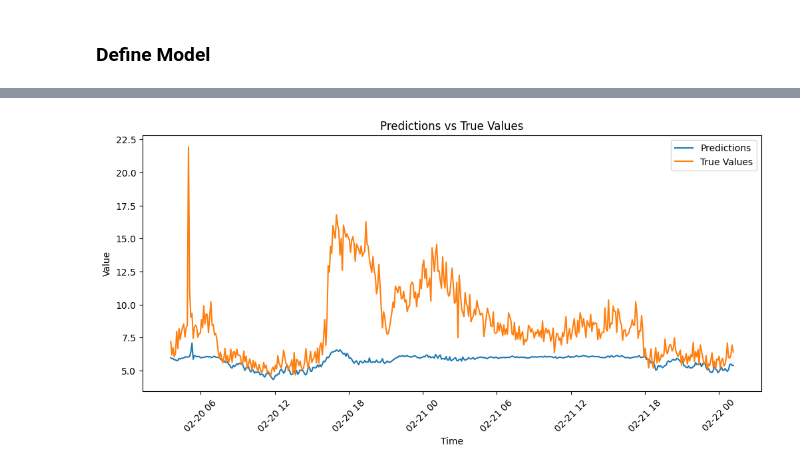
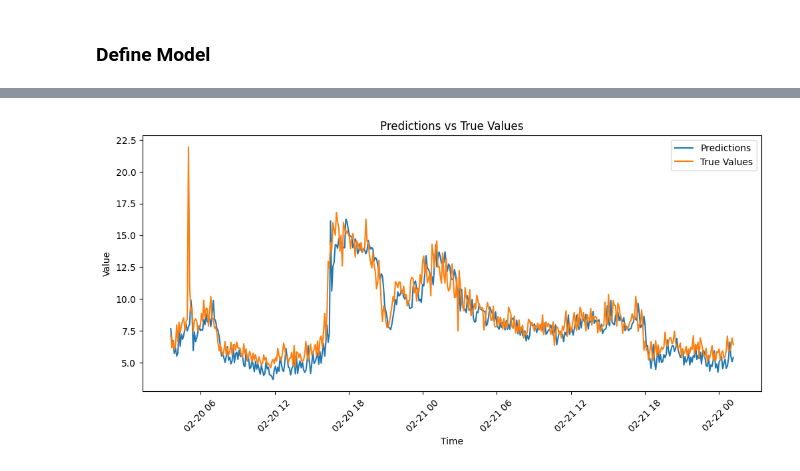
Before and after one commit to EthanSchmitt7/AAI540-final-project, a Jupyter notebook: test_model.ipynb, the cells around one changed output, grey strips where cells are left out. Cells and saved outputs as stored; diff of their text form; code cells hidden in the pictures.

Commit message:
Using optuna for model optimization

```diff
--- a/test_model.ipynb
+++ b/test_model.ipynb
@@ -356,10 +374,12 @@ BATCH_SIZE = 8
 
 train_dataset = TimeSeriesDataset(train_data, seq_len=SEQ_LEN, pred_len=PRED_LEN)
 val_dataset = TimeSeriesDataset(val_data, seq_len=SEQ_LEN, pred_len=PRED_LEN)
+test_dataset = TimeSeriesDataset(test_data, seq_len=SEQ_LEN, pred_len=PRED_LEN)
 
 
 train_loader = DataLoader(train_dataset, batch_size=BATCH_SIZE, shuffle=True)
 val_loader = DataLoader(val_dataset, batch_size=BATCH_SIZE, shuffle=False)
+test_loader = DataLoader(test_dataset, batch_size=BATCH_SIZE, shuffle=False)
 # %%
 # Define a function to build sequences
 
@@ -397,0 +463,3 @@ print(train_loader)
+# %%
+study = optuna.create_study(direction="minimize")
+study.optimize(objective, n_trials=20)
@@ -398 +500,9 @@ print(train_loader)
+# %%
+best_params = study.best_trial.params
+best_model = LSTM(
+    input_size=1,
+    hidden_size=best_params["hidden_size"],
+    num_layers=best_params["num_layers"]
+)
+best_optimizer = optim.Adam(best_model.parameters(), lr=best_params["lr"])
 # %%
@@ -434,21 +575,34 @@ Epoch 10/10, Train Loss: 0.1156, Val Loss: 0.0006
+# %%
+best_model.eval()
+
+all_preds = []
+all_timestamps = []
+
+with torch.no_grad():
+    for batch_x, _ in test_loader:
+        predictions = best_model(batch_x.float())
+
+        # Convert predictions to numpy
+        preds_np = predictions.cpu().numpy()
+        all_preds.append(preds_np)
+
+# Concatenate all batches
+all_preds = np.concatenate(all_preds, axis=0)
+
+all_preds_inv = scaler.inverse_transform(all_preds)
 # %%
-# Generate predictions
-model.eval()
-test_inputs = torch.from_numpy(test_input).float()
-test_outputs = model(test_inputs)
+test_timestamps = test_data["epoch"].values[SEQ_LEN + PRED_LEN:]
 
-# Inverse transform the predictions
-test_outputs = scaler.inverse_transform(test_outputs.detach().numpy())
+true_values = scaler.inverse_transform(test_data["value"].values[SEQ_LEN + PRED_LEN:].reshape(-1, 1))
 
-# Plot the predictions
 plt.figure(figsize=(12, 5))
-plt.plot(test_data["epoch"].values[SEQ_LEN + PRED_LEN:], test_outputs, label="Predictions")
-plt.plot(test_data["epoch"].values[SEQ_LEN + PRED_LEN:], test_data["value"].values[SEQ_LEN + PRED_LEN:], label="True Values")
+plt.plot(test_timestamps, all_preds_inv, label="Predictions")
+plt.plot(test_timestamps, true_values, label="True Values")
 plt.xlabel("Time")
 plt.ylabel("Value")
 plt.title("Predictions vs True Values")
 plt.xticks(rotation=45)
 plt.legend()
 plt.show()
 # %% [output]
-[figure, old version]
+[figure, new version]
```
Also changed, not shown: parts of 18 cells of this notebook, 2 other files.
